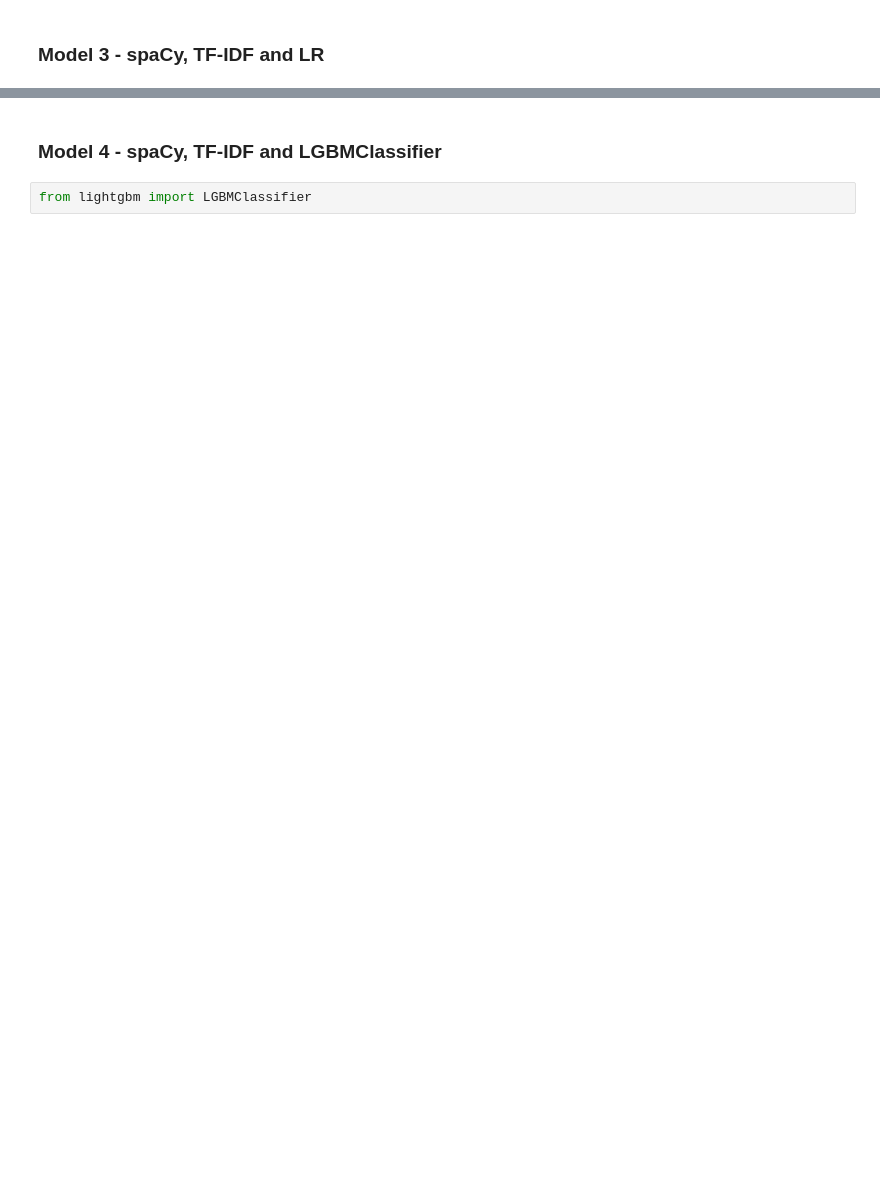
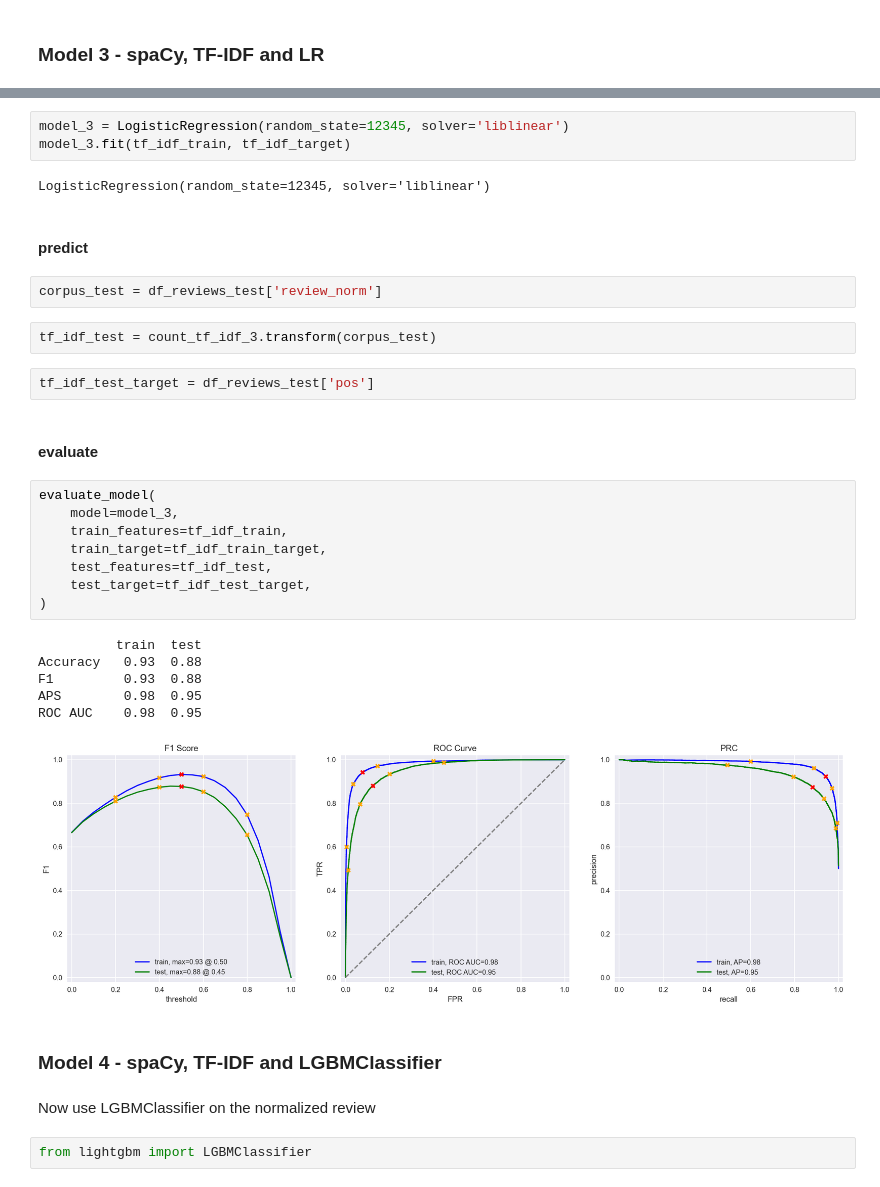
Before and after one commit to nirgalili/practicum100_nlp_project_imdb_reviews, a Jupyter notebook: nlp_project_nir_v1.ipynb, the cells around one changed output, grey strips where cells are left out. Saved outputs shown, nothing was run; the diff lists cells and outputs as text; blank space fills up the shorter version.

```diff
--- a/nlp_project_nir_v1.ipynb
+++ b/nlp_project_nir_v1.ipynb
@@ -313,4 +510,36 @@ def text_preprocessing_3(text):
+# %%
+model_3 = LogisticRegression(random_state=12345, solver='liblinear')
+model_3.fit(tf_idf_train, tf_idf_target)
+# %% [output]
+LogisticRegression(random_state=12345, solver='liblinear')
+# %% [markdown]
+#### predict
+# %%
+corpus_test = df_reviews_test['review_norm']
+# %%
+tf_idf_test = count_tf_idf_3.transform(corpus_test)
+# %%
+tf_idf_test_target = df_reviews_test['pos']
+# %% [markdown]
+#### evaluate
+# %%
+evaluate_model(
+    model=model_3,
+    train_features=tf_idf_train,
+    train_target=tf_idf_train_target,
+    test_features=tf_idf_test,
+    test_target=tf_idf_test_target,
+)
+# %% [output]
+          train  test
+Accuracy   0.93  0.88
+F1         0.93  0.88
+APS        0.98  0.95
+ROC AUC    0.98  0.95
+[figure, added]
 # %% [markdown]
 ### Model 4 - spaCy, TF-IDF and LGBMClassifier
+# %% [markdown]
+Now use LGBMClassifier on the normalized review
 # %%
 from lightgbm import LGBMClassifier
```
Also changed, not shown: parts of 81 cells of this notebook.
